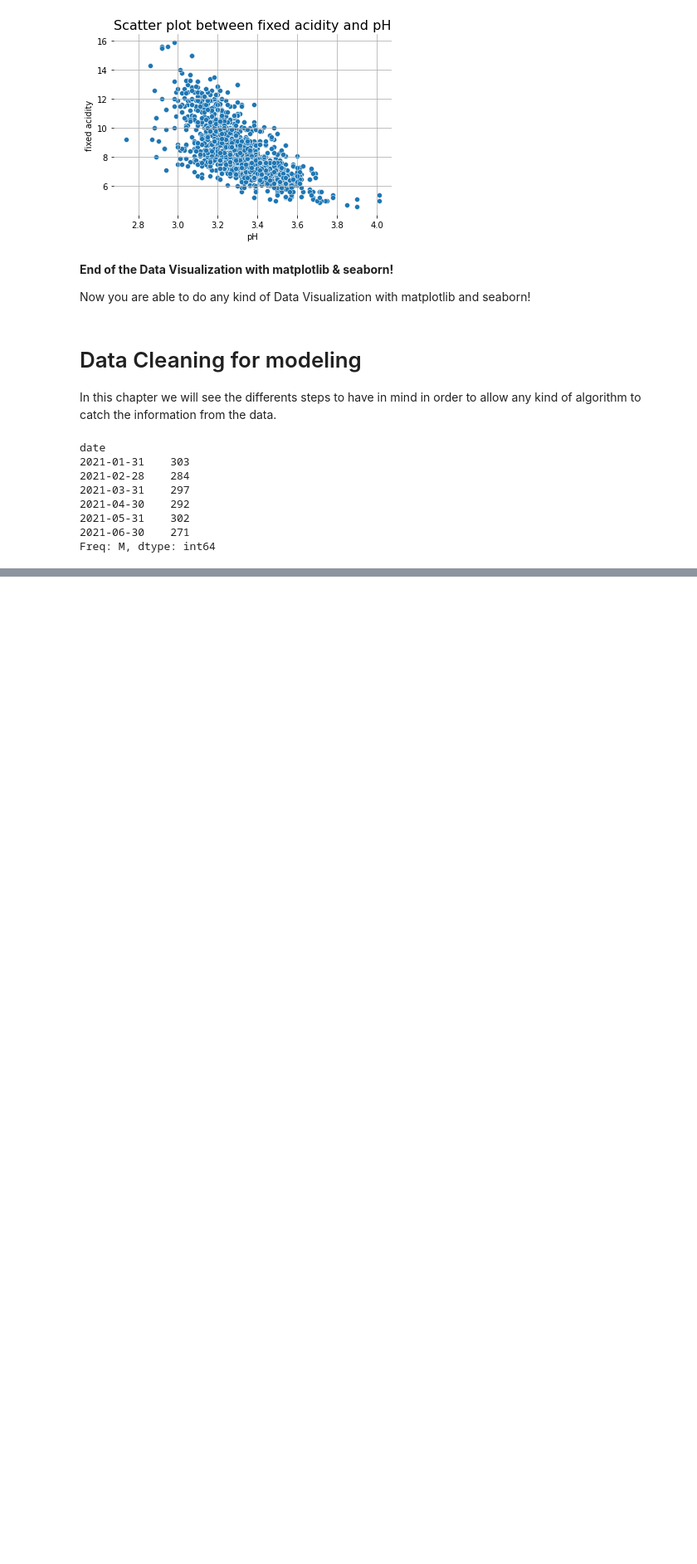
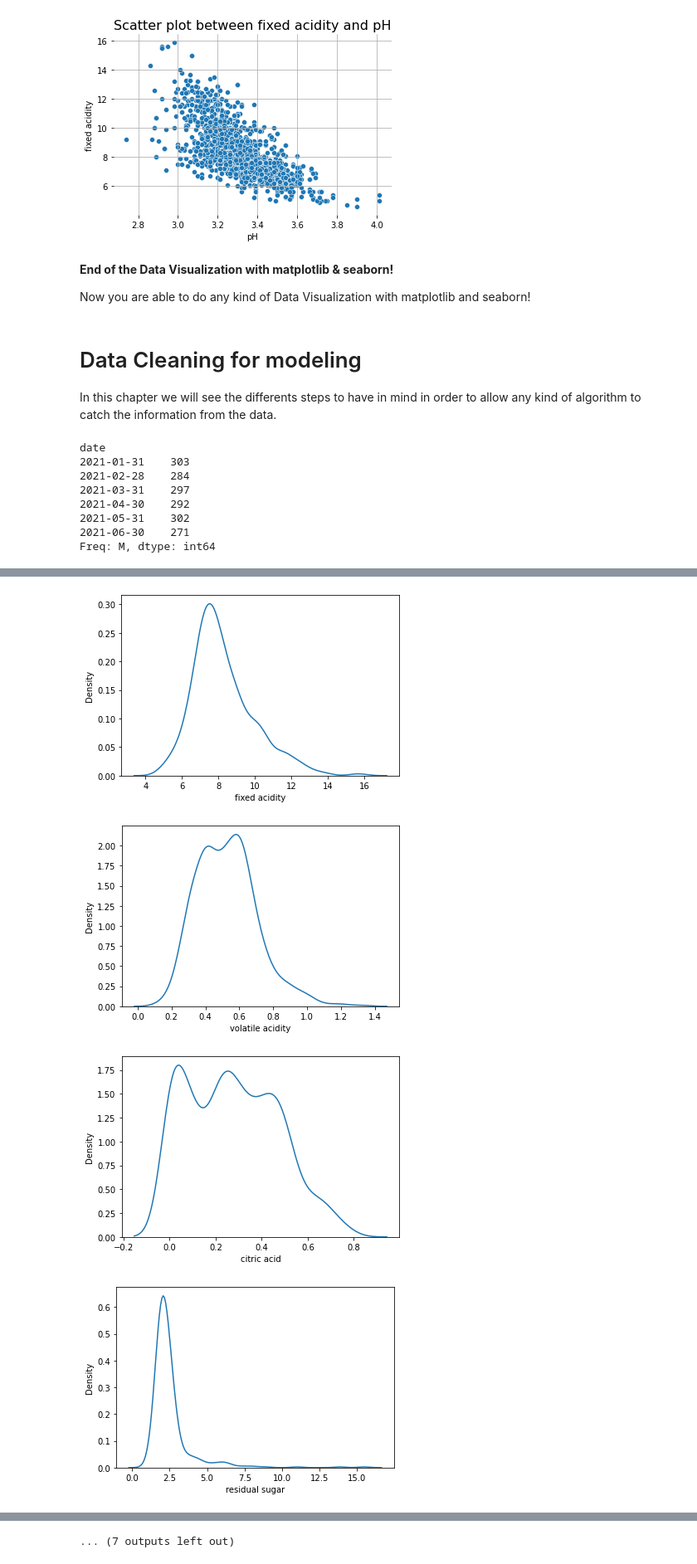
Before and after one commit to guillaumeovf/CarLoanDefault, a Jupyter notebook: wine_quality.ipynb, the cells around one changed output, grey strips where cells are left out. Shown at 83% size. Cells and saved outputs as stored; diff of their text form; code cells hidden in the pictures; blank space fills up the shorter version.

```diff
--- a/wine_quality.ipynb
+++ b/wine_quality.ipynb
@@ -918,4 +918,10 @@ feature_analyze_duplicates = ['fixed acidity', 'volatile acidity', 'citric acid'
 
 len(train[train.duplicated(subset = feature_analyze_duplicates, keep=False)])
 # We see that we have 104 rows that are duplicated, we can decide to keep the first or last.
-# Let's create a
+# Let's create a function that will automatize this process
+
+def drop_duplicate_keep_first(database, list_of_features):
+  database = database.drop_duplicates(subset= list_of_features, keep='first')
+  return database
+
+train = drop_duplicate_keep_first(train, feature_analyze_duplicates)
@@ -932,0 +928,17 @@ Index(['fixed acidity', 'volatile acidity', 'citric acid', 'residual sugar',
+# %%
+# Let's see the features distributions in order to see if we have strange values
+continuous_feature_analyze_distribution = ['fixed acidity', 'volatile acidity', 'citric acid', 'residual sugar',
+       'chlorides', 'free sulfur dioxide', 'total sulfur dioxide', 'density',
+       'pH', 'sulphates', 'alcohol', 'quality',
+       'fixed_acidity_cat', 'volatile_acidity_cat', 'pH2', 'acidity_other', 'day_diff',
+       'Random_Normal_feature1', 'Random_Normal_feature2']
+
+
+for i, col in enumerate(train[continuous_feature_analyze_distribution]):
+  plt.figure(i)
+  sns.kdeplot(x=col, data=train)
+# %% [output]
+[figure, added]
+[figure, added]
+[figure, added]
+[figure, added]
@@ -932,0 +953 @@ Index(['fixed acidity', 'volatile acidity', 'citric acid', 'residual sugar',
+... (7 outputs left out)
```
Also changed, not shown: parts of 6 cells of this notebook.
